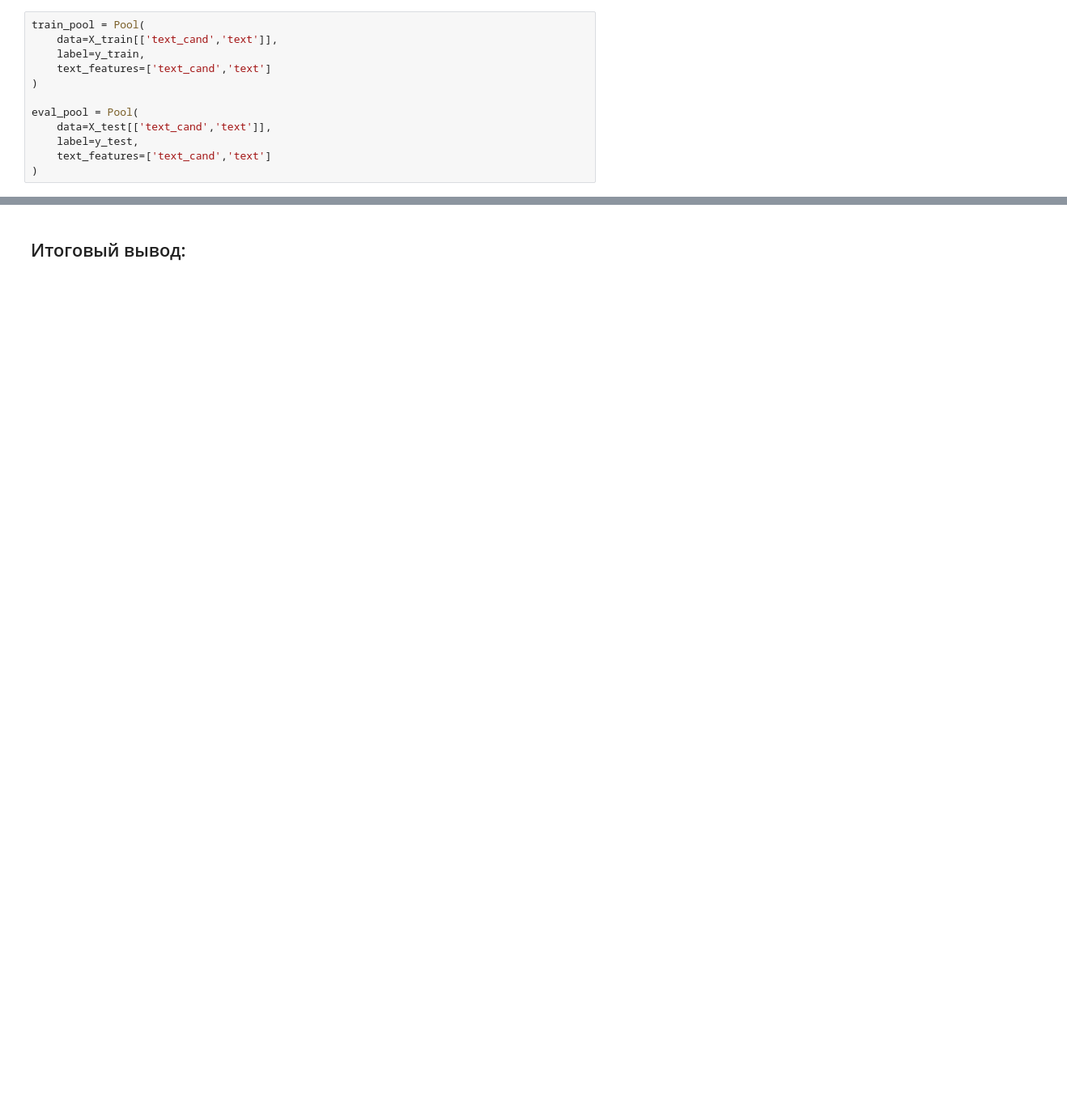
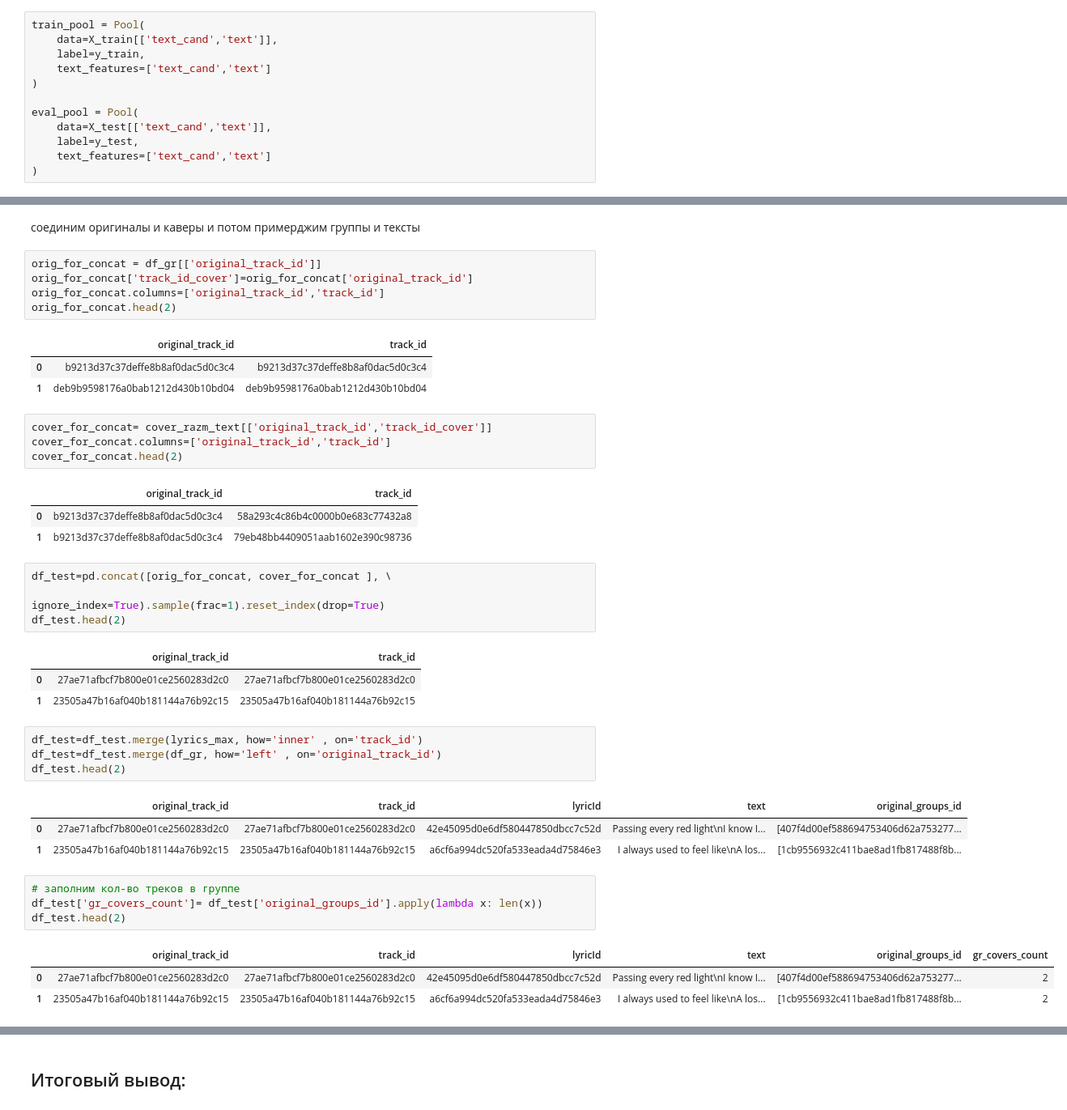
Before and after one commit to EkaterinaIII/Y_Music_NLP, a Jupyter notebook: y_music.ipynb, the cells around one changed output, grey strips where cells are left out. Shown: that part at 81% size. Cells and saved outputs as stored; diff of their text form; blank space fills up the shorter version.

```diff
--- a/y_music.ipynb
+++ b/y_music.ipynb
@@ -1128,0 +1268,43 @@ F1 Score on Test Set: 0.9512893982808023
+# %% [markdown]
+соединим оригиналы и каверы и потом примерджим группы и тексты
+# %%
+orig_for_concat = df_gr[['original_track_id']]
+orig_for_concat['track_id_cover']=orig_for_concat['original_track_id']
+orig_for_concat.columns=['original_track_id','track_id']
+orig_for_concat.head(2)
+# %% [output]
+|  | original_track_id | track_id |
+| 0 | b9213d37c37deffe8b8af0dac5d0c3c4 | b9213d37c37deffe8b8af0dac5d0c3c4 |
+| 1 | deb9b9598176a0bab1212d430b10bd04 | deb9b9598176a0bab1212d430b10bd04 |
+# %%
+cover_for_concat= cover_razm_text[['original_track_id','track_id_cover']]
+cover_for_concat.columns=['original_track_id','track_id']
+cover_for_concat.head(2)
+# %% [output]
+|  | original_track_id | track_id |
+| 0 | b9213d37c37deffe8b8af0dac5d0c3c4 | 58a293c4c86b4c0000b0e683c77432a8 |
+| 1 | b9213d37c37deffe8b8af0dac5d0c3c4 | 79eb48bb4409051aab1602e390c98736 |
+# %%
+df_test=pd.concat([orig_for_concat, cover_for_concat ], \
+                                             ignore_index=True).sample(frac=1).reset_index(drop=True)
+df_test.head(2)
+# %% [output]
+|  | original_track_id | track_id |
+| 0 | 27ae71afbcf7b800e01ce2560283d2c0 | 27ae71afbcf7b800e01ce2560283d2c0 |
+| 1 | 23505a47b16af040b181144a76b92c15 | 23505a47b16af040b181144a76b92c15 |
+# %%
+df_test=df_test.merge(lyrics_max, how='inner' , on='track_id')
+df_test=df_test.merge(df_gr, how='left' , on='original_track_id')
+df_test.head(2)
+# %% [output]
+|  | original_track_id | track_id | lyricId | text | original_groups_id |
+| 0 | 27ae71afbcf7b800e01ce2560283d2c0 | 27ae71afbcf7b800e01ce2560283d2c0 | 42e45095d0e6df580447850dbcc7c52d | Passing every red light\nI know I... | [407f4d00ef588694753406d62a753277... |
+| 1 | 23505a47b16af040b181144a76b92c15 | 23505a47b16af040b181144a76b92c15 | a6cf6a994dc520fa533eada4d75846e3 | I always used to feel like\nA los... | [1cb9556932c411bae8ad1fb817488f8b... |
+# %%
+# заполним кол-во треков в группе
+df_test['gr_covers_count']= df_test['original_groups_id'].apply(lambda x: len(x))
+df_test.head(2)
+# %% [output]
+|  | original_track_id | track_id | lyricId | text | original_groups_id | gr_covers_count |
+| 0 | 27ae71afbcf7b800e01ce2560283d2c0 | 27ae71afbcf7b800e01ce2560283d2c0 | 42e45095d0e6df580447850dbcc7c52d | Passing every red light\nI know I... | [407f4d00ef588694753406d62a753277... | 2 |
+| 1 | 23505a47b16af040b181144a76b92c15 | 23505a47b16af040b181144a76b92c15 | a6cf6a994dc520fa533eada4d75846e3 | I always used to feel like\nA los... | [1cb9556932c411bae8ad1fb817488f8b... | 2 |
```
Also changed, not shown: parts of 56 cells of this notebook.
